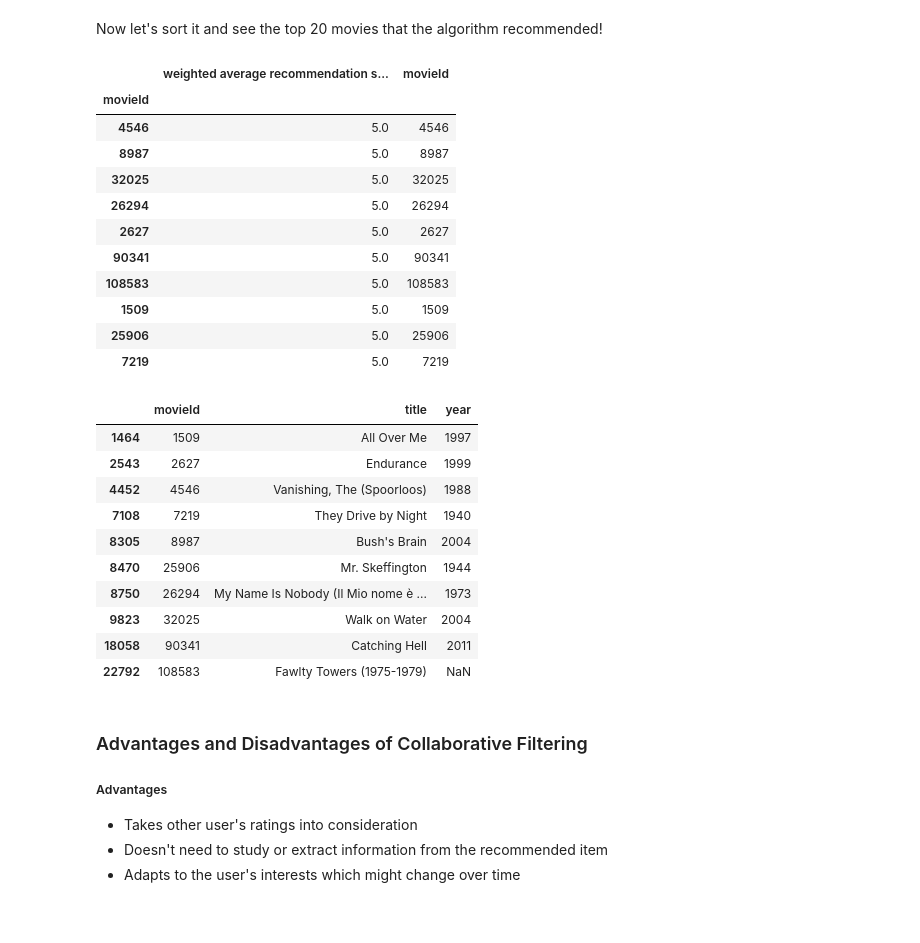
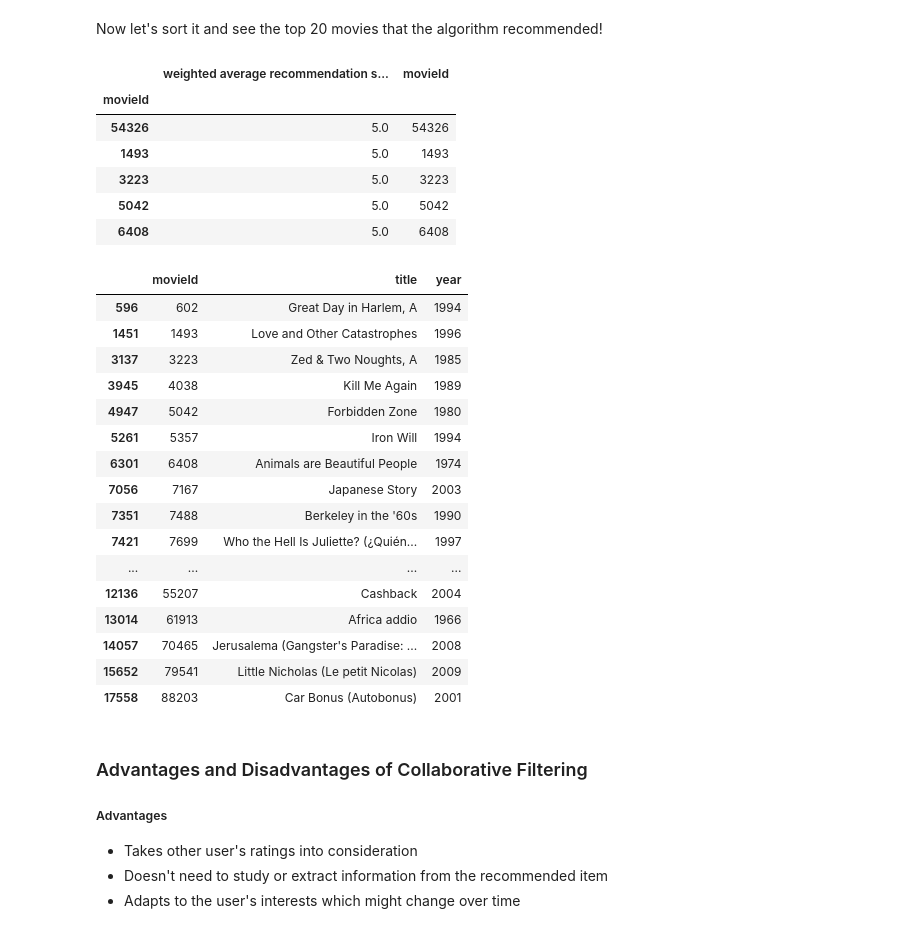
Before and after one commit to leodrivera/Leo_Notebooks, a Jupyter notebook: Semana9/Collaborative_aula(K_Means).ipynb, the cells around one changed output. Saved outputs shown, nothing was run; the diff lists cells and outputs as text; code cells hidden in the pictures.

```diff
--- a/Semana9/Collaborative_aula(K_Means).ipynb
+++ b/Semana9/Collaborative_aula(K_Means).ipynb
@@ -291,0 +390,5 @@ userSubsetGroup[0:5]
+# %%
+dist_ = np.min(X_dist,axis=1)
+dist_
+idx_similarity = 1/dist_
+idx_similarity
@@ -291,0 +398,6 @@ userSubsetGroup[0:5]
+# %%
+df_user = pd.DataFrame()
+df_user['similarityIndex'] = idx_similarity
+df_user['userId'] = df['userId']
+df_user['clusterLabels'] = y_labels
+df_user.head()
@@ -291,0 +411,3 @@ userSubsetGroup[0:5]
+# %%
+df_user = df_user[df_user['clusterLabels']==x_output[0]]
+df_user = df_user.drop('clusterLabels',axis=1)
@@ -296,5 +427,5 @@ Now let's get the top 50 users that are most similar to the input.
 # %%
-topUsers=personDF.sort_values(by='similarityIndex', ascending=False)[0:50]
+topUsers=df_user.sort_values(by='similarityIndex', ascending=False)[0:100]
 topUsers.head()
 # %% [output]
 |  | similarityIndex | userId |
@@ -368,34 +499,35 @@ recommendation_df.head()
 Now let's sort it and see the top 20 movies that the algorithm recommended!
 # %%
 recommendation_df = recommendation_df.sort_values(by='weighted average recommendation score', ascending=False)
-recommendation_df.head(10)
+recommendation_df.head()
 # %% [output]
 |  | weighted average recommendation s... | movieId |
 | movieId |  |  |
-| 4546 | 5.0 | 4546 |
-| 8987 | 5.0 | 8987 |
-| 32025 | 5.0 | 32025 |
-| 26294 | 5.0 | 26294 |
-| 2627 | 5.0 | 2627 |
-| 90341 | 5.0 | 90341 |
-| 108583 | 5.0 | 108583 |
-| 1509 | 5.0 | 1509 |
-| 25906 | 5.0 | 25906 |
-| 7219 | 5.0 | 7219 |
+| 54326 | 5.0 | 54326 |
+| 1493 | 5.0 | 1493 |
+| 3223 | 5.0 | 3223 |
+| 5042 | 5.0 | 5042 |
+| 6408 | 5.0 | 6408 |
 # %%
-movies_df.loc[movies_df['movieId'].isin(recommendation_df.head(10)['movieId'].tolist())]
+movies_df.loc[movies_df['movieId'].isin(recommendation_df.head(20)['movieId'].tolist())]
 # %% [output]
 |  | movieId | title | year |
-| 1464 | 1509 | All Over Me | 1997 |
-| 2543 | 2627 | Endurance | 1999 |
-| 4452 | 4546 | Vanishing, The (Spoorloos) | 1988 |
-| 7108 | 7219 | They Drive by Night | 1940 |
-| 8305 | 8987 | Bush's Brain | 2004 |
-| 8470 | 25906 | Mr. Skeffington | 1944 |
-| 8750 | 26294 | My Name Is Nobody (Il Mio nome è ... | 1973 |
-| 9823 | 32025 | Walk on Water | 2004 |
-| 18058 | 90341 | Catching Hell | 2011 |
-| 22792 | 108583 | Fawlty Towers (1975-1979) | NaN |
+| 596 | 602 | Great Day in Harlem, A | 1994 |
+| 1451 | 1493 | Love and Other Catastrophes | 1996 |
+| 3137 | 3223 | Zed & Two Noughts, A | 1985 |
+| 3945 | 4038 | Kill Me Again | 1989 |
+| 4947 | 5042 | Forbidden Zone | 1980 |
+| 5261 | 5357 | Iron Will | 1994 |
+| 6301 | 6408 | Animals are Beautiful People | 1974 |
+| 7056 | 7167 | Japanese Story | 2003 |
+| 7351 | 7488 | Berkeley in the '60s | 1990 |
+| 7421 | 7699 | Who the Hell Is Juliette? (¿Quién... | 1997 |
+| ... | ... | ... | ... |
+| 12136 | 55207 | Cashback | 2004 |
+| 13014 | 61913 | Africa addio | 1966 |
+| 14057 | 70465 | Jerusalema (Gangster's Paradise: ... | 2008 |
+| 15652 | 79541 | Little Nicholas (Le petit Nicolas) | 2009 |
+| 17558 | 88203 | Car Bonus (Autobonus) | 2001 |
 # %% [markdown]
 ### Advantages and Disadvantages of Collaborative Filtering
 
```
Also changed, not shown: parts of 24 cells of this notebook.
